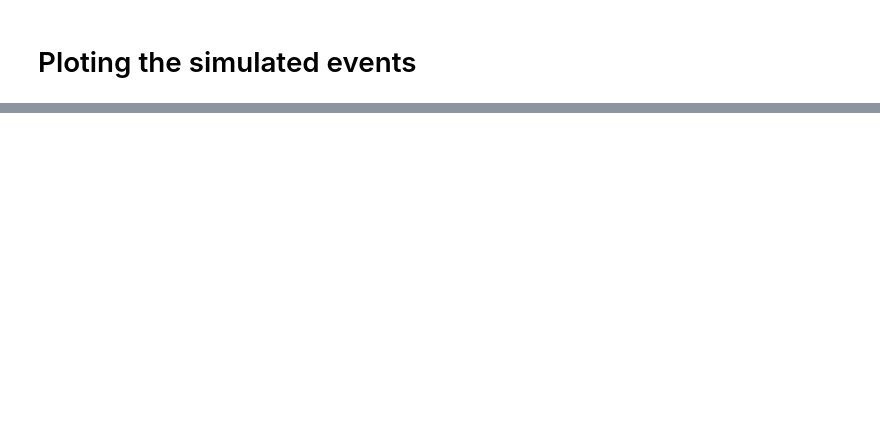
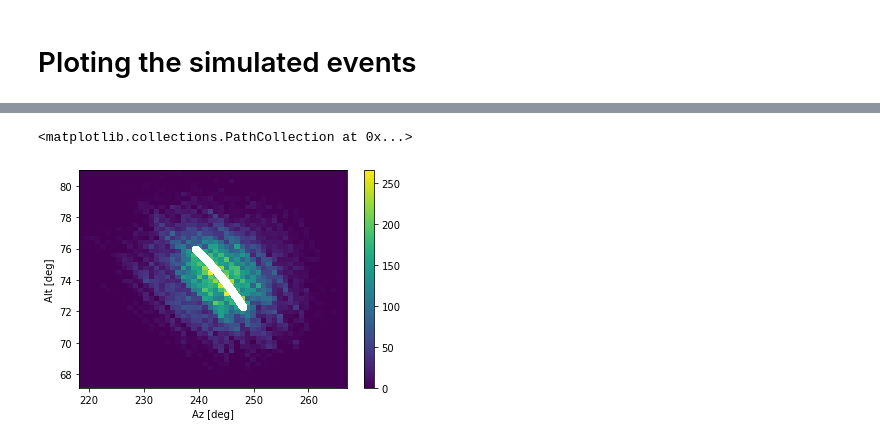
Before and after one commit to cta-observatory/srcsim, a Jupyter notebook: notebooks/data-run-testing.ipynb, the cells around one changed output, grey strips where cells are left out. Saved outputs shown, nothing was run; the diff lists cells and outputs as text; code cells hidden in the pictures; blank space fills up the shorter version.

```diff
--- a/notebooks/data-run-testing.ipynb
+++ b/notebooks/data-run-testing.ipynb
@@ -167,3 +171,22 @@ pyplot.colorbar()
+# %%
+pyplot.xlabel('Az [deg]')
+pyplot.ylabel('Alt [deg]')
+
+pyplot.hist2d(
+    (evtdl3['reco_az'].to_numpy() * u.rad).to('deg').value,
+    (evtdl3['reco_alt'].to_numpy() * u.rad).to('deg').value,
+    bins=50
+);
+pyplot.colorbar()
+
+pyplot.scatter(
+    tel_pos.az.to('deg').value,
+    tel_pos.alt.to('deg').value,
+    color='white'
+)
+# %% [output]
+<matplotlib.collections.PathCollection at 0x...>
+[figure, added]
 # %%
 pyplot.semilogy()
 pyplot.hist(
```
Also changed, not shown: parts of 13 cells of this notebook, 1 other file.
